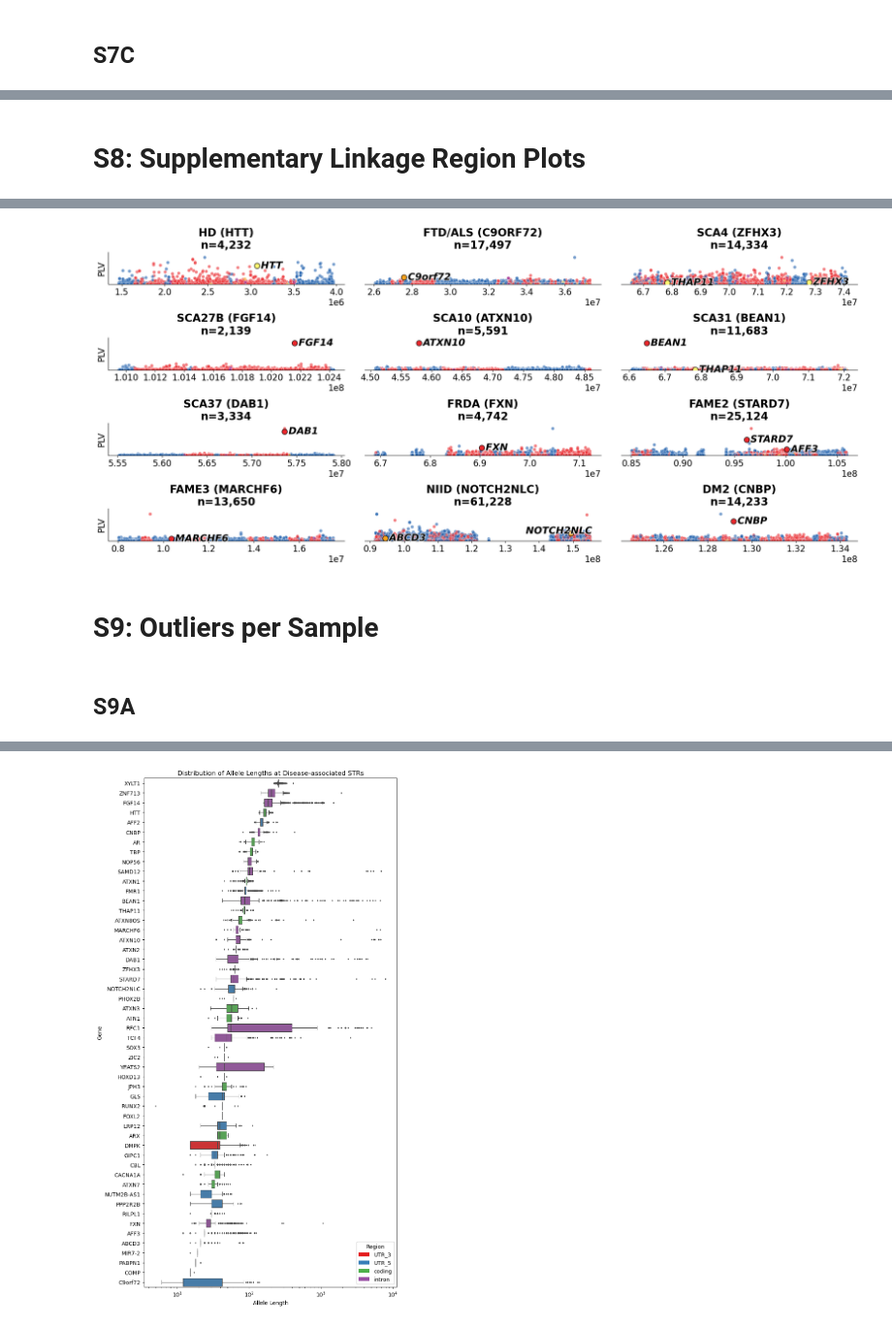
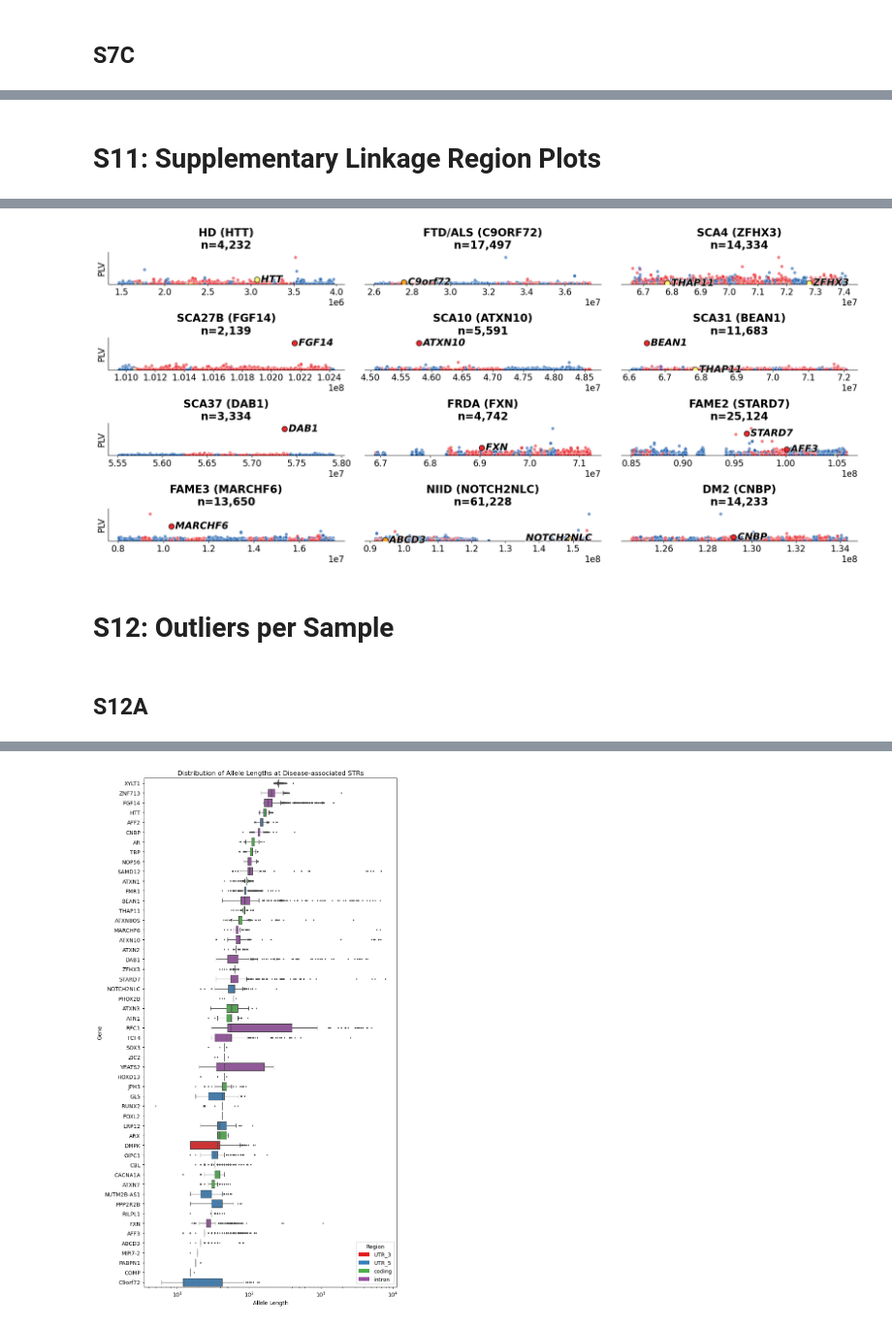
Before and after one commit to ZuchnerLab/AoU_TRs_PLVI_Manuscript, a Jupyter notebook: SupplementaryFigures_Part2.ipynb, the cells around one changed output, grey strips where cells are left out. Shown at 97% size. Saved outputs shown, nothing was run; the diff lists cells and outputs as text; code cells hidden in the pictures.

```diff
--- a/SupplementaryFigures_Part2.ipynb
+++ b/SupplementaryFigures_Part2.ipynb
@@ -1653,9 +2172,9 @@ import matplotlib.ticker as mticker
 
 # Odds ratios extracted from the analyses above
 odds_ratios = {
-    'Poly-Alanine':  [1.9628, 4.7348, 1.1162, 4.8510],
-    'Single-Shift':  [1.2998, 3.3234, 0.6613, 1.2102],
-    'VNTRs':         [11.1084, 2.5207, 22.3170, 1.1712],
+    'Poly-Alanine':  [1.9628, 4.7348, 1.1277, 4.629],
+    'Single-Shift':  [1.2998, 3.3234, 0.6434, 1.1642],
+    'VNTRs':         [11.1084, 2.5207, 21.3970, 2.9056],
 }
 categoryNames = [
     'Allele Length',
@@ -1697,0 +2646,11 @@ plt.savefig('figures/SupplementaryFigure7C.png', dpi=600)
+# %%
+combined=AFR.loc[:,['TRID','std','PLVI','discovery_0.99']].rename(columns={'PLVI':'AFR_PLVI','std':'AFR_PLV'}).merge(
+    AMR.loc[:,['TRID','std','PLVI']].rename(columns={'PLVI':'AMR_PLVI','std':'AMR_PLV'}),how='inner',on='TRID')
+combined=combined.merge(EUR.loc[:,['TRID','std','PLVI']].rename(columns={'PLVI':'EUR_PLVI','std':'EUR_PLV'}),how='inner',on='TRID')
+combined=combined.merge(EAS.loc[:,['TRID','std','PLVI']].rename(columns={'PLVI':'EAS_PLVI','std':'EAS_PLV'}),how='inner',on='TRID')
+combined=combined.merge(SAS.loc[:,['TRID','std','PLVI']].rename(columns={'PLVI':'SAS_PLVI','std':'SAS_PLV'}),how='inner',on='TRID')
+
+combined2=combined.loc[combined['discovery_0.99']==1,:].dropna()
+fig, ax, counts = pairwise_correlation_heatmap(combined2, ["AFR_PLV", "AMR_PLV", "EUR_PLV", "EAS_PLV", "SAS_PLV"])
+plt.savefig('figures/SupplementaryFigure9B.svg')
+plt.savefig('figures/SupplementaryFigure9B.png',dpi=600)
@@ -1698,5 +2830,5 @@ plt.savefig('figures/SupplementaryFigure7C.png', dpi=600)
 # %% [markdown]
-# S8: Supplementary Linkage Region Plots
+# S11: Supplementary Linkage Region Plots
 # %%
 
 import numpy as np
@@ -1708,38 +2840,14 @@ import matplotlib.patheffects as pe
 
 mpl.rcParams['svg.fonttype'] = 'none'  # keep SVG text in SVGs
 
-df=pd.read_csv('statsTables/DiscoveryCohort_lpsPerMotifStats.TR_Explorer_1.0.1.txt.gz', sep="\t")
-
-# rescue CNBP
-df=df.loc[~((df['TRID']=='3-129172576-129172656-CAGG,3-129172656-129172696-CAGA,3-129172691-129172693-AC,3-129172696-129172732-CA') & (df['LPS_Motif'].isin(['AC','ACAG']))),:]
-
-# drop to the most common LPS motif per locus
-df=df.sort_values(by=['TRID','N_motif'],ascending=False).drop_duplicates(subset='TRID',keep='first').reset_index(drop=True)
+df=pd.read_csv('statsTables/DiscoveryCohort_lpsPerLocusStats.TR_Explorer_1.0.1_withPLVI.txt.gz', sep="\t")
 
 genicAnnotations=pd.read_csv('assets/genicRegionAnnotations_TRExplorer.txt.gz',sep='\t',header=None,names=['TRID','region'])
 df=df.merge(genicAnnotations,how='left',on='TRID')
 df.loc[df['region'].isna(),'region']='intergenic'
-# function to convert motifs to their simplest rotational form
-def simplest_motif(motif):
-    i = (motif+motif).find(motif, 1, -1)
-    if i != -1:
-        motif = motif[:i]
-    motifs = []
-    b = len(motif)
-    for i in range(b):
-        c = motif[i:]+motif[:i]
-        motifs.append(c)
-    motifs = [x.upper() for x in motifs]
-    return(min(motifs))
-
-# apply the simplest_motif function the data
-df['simpleMotif']=df.loc[:,'LPS_Motif'].apply(simplest_motif)
-df['motifLen']=df.loc[:,'simpleMotif'].str.len()
-# calculate percentile of standard deviation within each motif grouping
-df['percentile_stdev']=df.groupby('motifLen',observed=True)['std'].rank(pct=True)
 
 # drop to just the STRs
-df=df.loc[df['simpleMotif'].str.len()<=6,:].reset_index(drop=True)
+df=df.loc[df['motifLen']<=6,:].reset_index(drop=True)
 
 # Define pathogenic TRIDs
 pathogenic=pd.read_csv('assets/pathogenicTRIDs_TRExplorer_v1.0.1_STRchiveFiltered_noVNTRs_withAnno.txt',sep='\t')
@@ -1794,12 +2902,12 @@ for idx, region in enumerate(regions):
     d['end'] = d['end'].astype(int)
     d = d[(d['start'] > start) & (d['end'] < end)].copy()
 
-    d = d[d['percentile_stdev'].notna()].copy()
+    d = d[d['PLVI'].notna()].copy()
     d = d.sample(frac=1, random_state=7)  # shuffle to avoid patterning
 
     # region-specific tweak (kept from original): reclassify some exon calls in SCA4
     if region == 'SCA4 chr16_66600001_74100000':
-        mask_non3 = (d['region'] == 'coding') & (d['simpleMotif'].str.len() % 3 != 0)
+        mask_non3 = (d['region'] == 'coding') & (d['motifLen'] % 3 != 0)
         d.loc[mask_non3, 'region'] = 'intron'
 
     # scatter
@@ -1829,8 +2937,8 @@ for idx, region in enumerate(regions):
 
     total_TRs = len(d)
     if total_TRs:
-        d = d.sort_values('percentile_stdev', ascending=True).copy()
-        d['Stdev_rank'] = d['percentile_stdev'].rank(ascending=False)
+        d = d.sort_values('PLVI', ascending=True).copy()
+        d['Stdev_rank'] = d['PLVI'].rank(ascending=False)
 
         # annotate pathogenic points and collect ranks
         for _, point in d.iterrows():
@@ -1840,7 +2948,6 @@ for idx, region in enumerate(regions):
                     'regionSize': [length],
                     'pheno': [pheno],
                     'gene': [point['gene']],
-                    'motif': [point['simpleMotif']],
                     'rank': [int(point['Stdev_rank'])],
                     'nTRs': [total_TRs],
                     'percentile': [percentile_value]
@@ -1871,6 +2978,6 @@ for idx, region in enumerate(regions):
                         ha='left', va='center'
                     )
 plt.tight_layout()
-plt.savefig('figures/SupplementaryFigure8.svg')
-plt.savefig('figures/SupplementaryFigure8.png',dpi=600)
+plt.savefig('figures/SupplementaryFigure11.svg')
+plt.savefig('figures/SupplementaryFigure11.png',dpi=600)
 # %% [output]
@@ -1893,5 +3000,5 @@ CNBP: Rank 1/14233, Value: 1.0000
-[figure, old version]
+[figure, new version]
 # %% [markdown]
-# S9: Outliers per Sample
+# S12: Outliers per Sample
 # %% [markdown]
-## S9A
+## S12A
```
Also changed, not shown: parts of 114 cells of this notebook, 9 other files.
